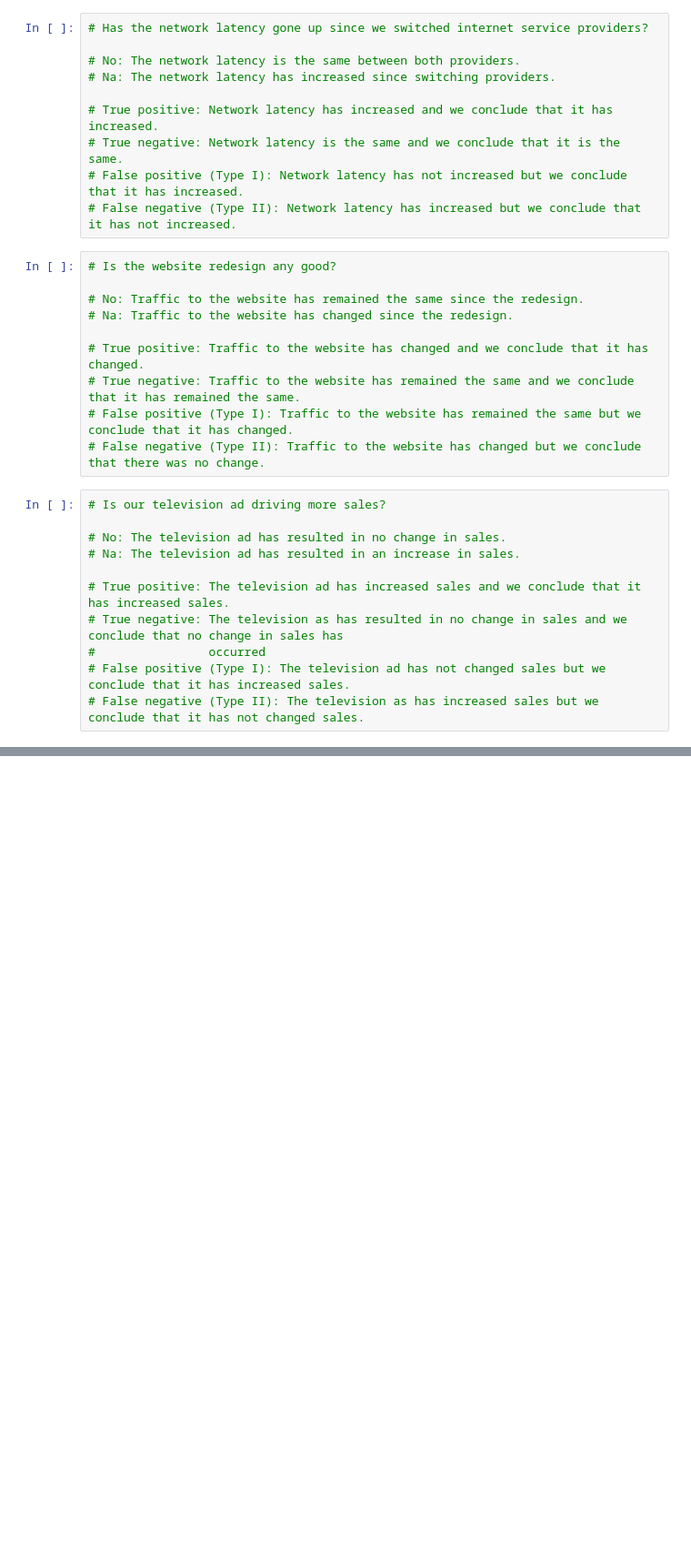
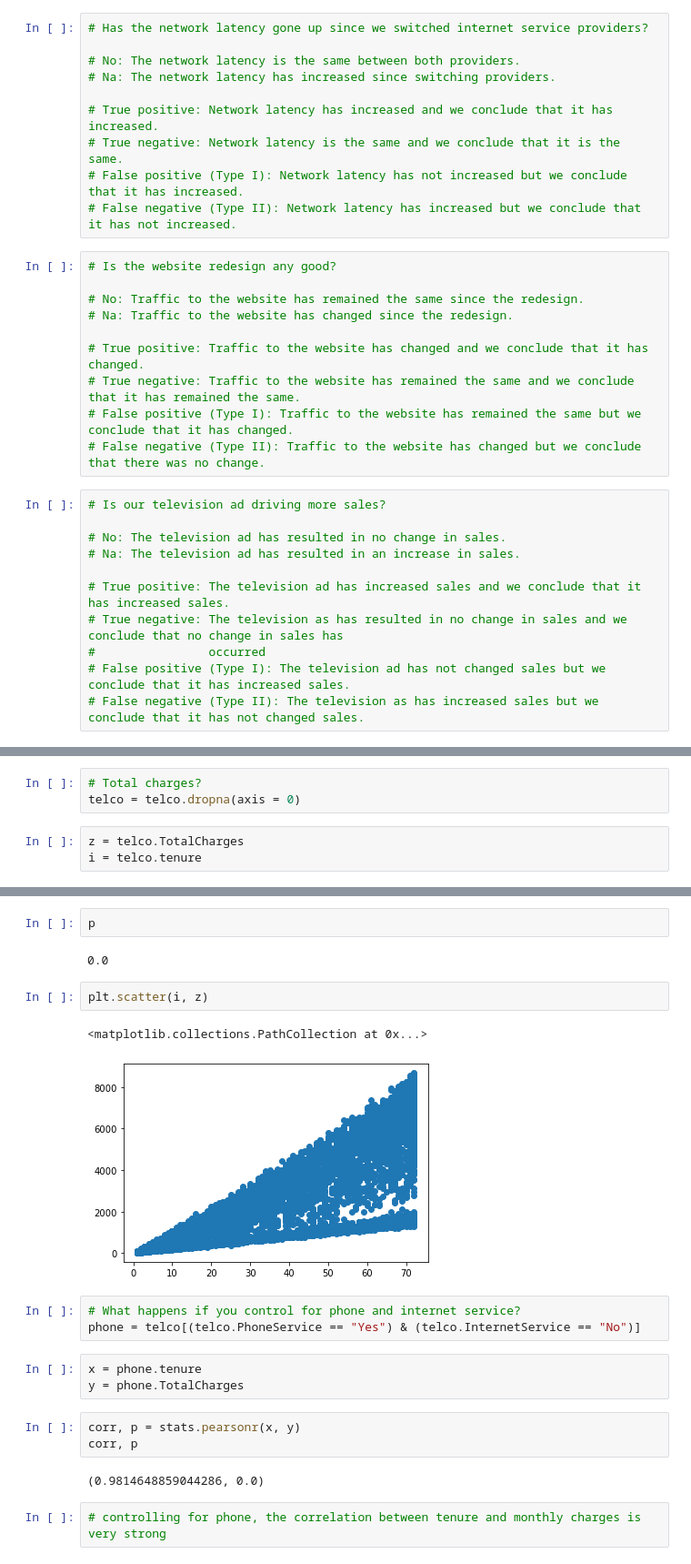
Before and after one commit to Sam-keeler/statistics-exercises, a Jupyter notebook: hypothesis_testing.ipynb, the cells around one changed output, grey strips where cells are left out. Shown: that part at 91% size. Cells and saved outputs as stored; diff of their text form; blank space fills up the shorter version.

```diff
--- a/hypothesis_testing.ipynb
+++ b/hypothesis_testing.ipynb
@@ -31,0 +225,6 @@
+# %%
+# Total charges?
+telco = telco.dropna(axis = 0)
+# %%
+z = telco.TotalCharges
+i = telco.tenure
@@ -31,0 +240,22 @@
+# %%
+p
+# %% [output]
+0.0
+# %%
+plt.scatter(i, z)
+# %% [output]
+<matplotlib.collections.PathCollection at 0x...>
+[figure, added]
+# %%
+# What happens if you control for phone and internet service?
+phone = telco[(telco.PhoneService == "Yes") & (telco.InternetService == "No")]
+# %%
+x = phone.tenure
+y = phone.TotalCharges
+# %%
+corr, p = stats.pearsonr(x, y)
+corr, p
+# %% [output]
+(0.9814648859044286, 0.0)
+# %%
+# controlling for phone, the correlation between tenure and monthly charges is very strong
```
Also changed, not shown: parts of 61 cells of this notebook, 1 other file.
